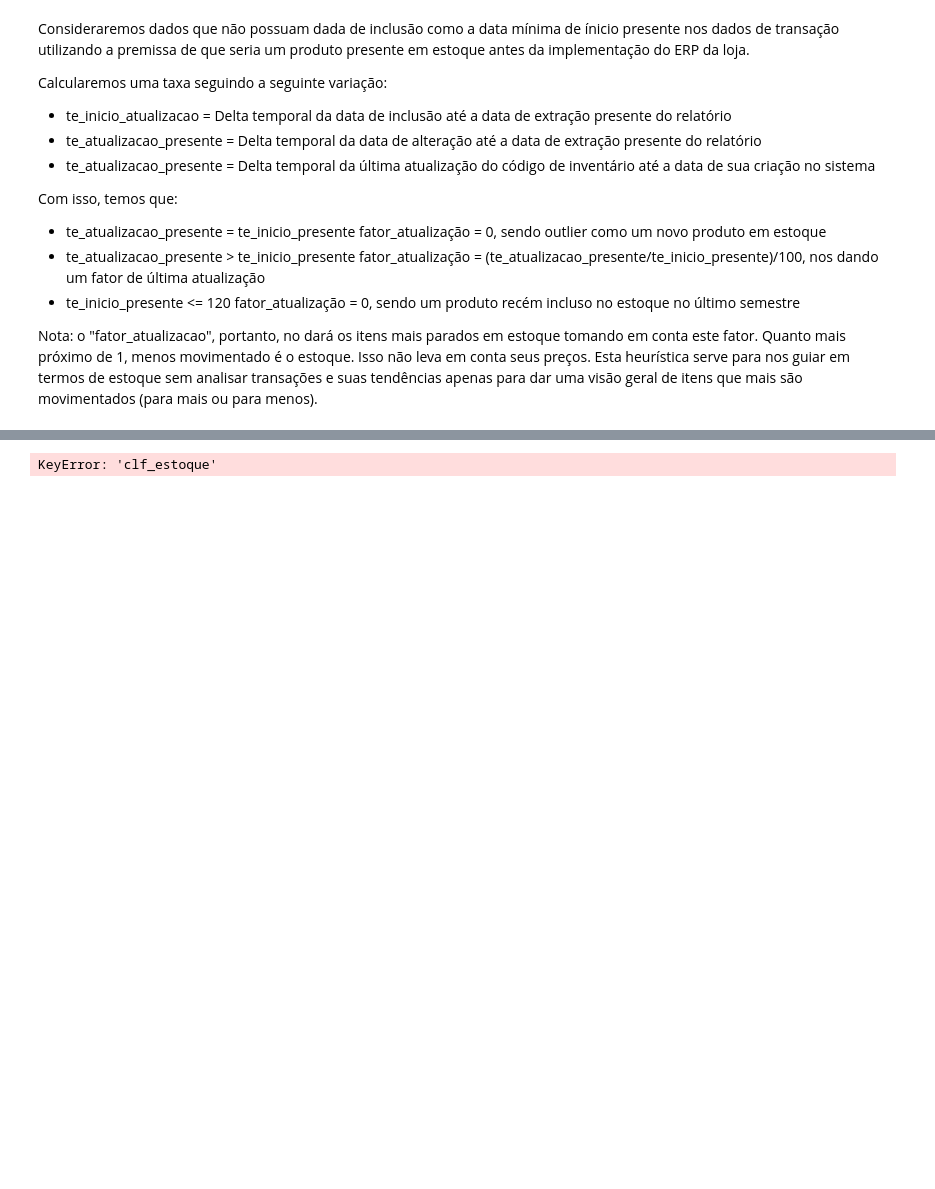
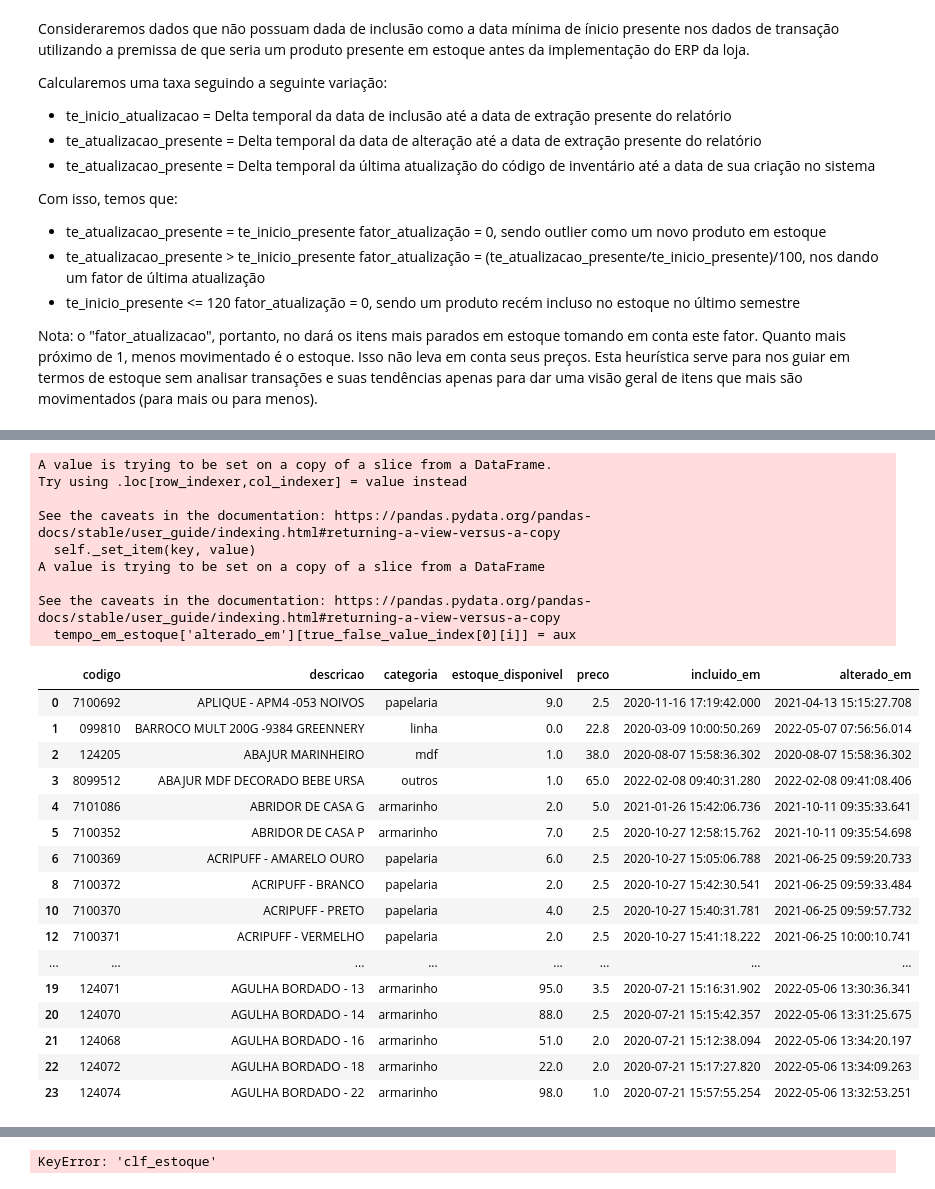
Before and after one commit to donbigode/Timeseries-prediction-model, a Jupyter notebook: Analysis/EDA.ipynb, the cells around one changed output, grey strips where cells are left out. Saved outputs shown, nothing was run; the diff lists cells and outputs as text; code cells hidden in the pictures; blank space fills up the shorter version.

```diff
--- a/Analysis/EDA.ipynb
+++ b/Analysis/EDA.ipynb
@@ -702 +544,52 @@ NaT
+# %%
+## ALTERADO VINICIUS
+tempo_em_estoque = dataframe_inventario_tratado[['codigo','descricao','categoria','estoque_disponivel','preco','incluido_em','alterado_em']]
+tempo_em_estoque['alterado_em'] = pd.to_datetime(tempo_em_estoque['alterado_em'])
+ ## Caso não tenha data de inclusão, usa a premissa já existia no estoque
+ ## Caso contrário, faz com as datas de inclusão e alteração
+
+tempo_em_estoque_np = tempo_em_estoque['alterado_em'].to_numpy()
+true_false_value_index = []
+true_false_value_nat = []
+
+for i in tempo_em_estoque_np:
+    if isnat(i) == True:
+        true_false_value_index.append(tempo_em_estoque['alterado_em'].index)
+    true_false_value_nat.append(isnat(i))
+
+
+
+for i in range(len(true_false_value_nat)):
+    if true_false_value_nat[i] == True:
+        aux = tempo_em_estoque['incluido_em'][true_false_value_index[0][i]]
+        tempo_em_estoque['alterado_em'][true_false_value_index[0][i]] = aux
+
+tempo_em_estoque.head(20)
+# %% [output]
+A value is trying to be set on a copy of a slice from a DataFrame.
+Try using .loc[row_indexer,col_indexer] = value instead
+
+See the caveats in the documentation: https://pandas.pydata.org/pandas-docs/stable/user_guide/indexing.html#returning-a-view-versus-a-copy
+  self._set_item(key, value)
+A value is trying to be set on a copy of a slice from a DataFrame
+
+See the caveats in the documentation: https://pandas.pydata.org/pandas-docs/stable/user_guide/indexing.html#returning-a-view-versus-a-copy
+  tempo_em_estoque['alterado_em'][true_false_value_index[0][i]] = aux
+|  | codigo | descricao | categoria | estoque_disponivel | preco | incluido_em | alterado_em |
+| 0 | 7100692 | APLIQUE - APM4 -053 NOIVOS | papelaria | 9.0 | 2.5 | 2020-11-16 17:19:42.000 | 2021-04-13 15:15:27.708 |
+| 1 | 099810 | BARROCO MULT 200G -9384 GREENNERY | linha | 0.0 | 22.8 | 2020-03-09 10:00:50.269 | 2022-05-07 07:56:56.014 |
+| 2 | 124205 | ABAJUR MARINHEIRO | mdf | 1.0 | 38.0 | 2020-08-07 15:58:36.302 | 2020-08-07 15:58:36.302 |
+| 3 | 8099512 | ABAJUR MDF DECORADO BEBE URSA | outros | 1.0 | 65.0 | 2022-02-08 09:40:31.280 | 2022-02-08 09:41:08.406 |
+| 4 | 7101086 | ABRIDOR DE CASA G | armarinho | 2.0 | 5.0 | 2021-01-26 15:42:06.736 | 2021-10-11 09:35:33.641 |
+| 5 | 7100352 | ABRIDOR DE CASA P | armarinho | 7.0 | 2.5 | 2020-10-27 12:58:15.762 | 2021-10-11 09:35:54.698 |
+| 6 | 7100369 | ACRIPUFF - AMARELO OURO | papelaria | 6.0 | 2.5 | 2020-10-27 15:05:06.788 | 2021-06-25 09:59:20.733 |
+| 8 | 7100372 | ACRIPUFF - BRANCO | papelaria | 2.0 | 2.5 | 2020-10-27 15:42:30.541 | 2021-06-25 09:59:33.484 |
+| 10 | 7100370 | ACRIPUFF - PRETO | papelaria | 4.0 | 2.5 | 2020-10-27 15:40:31.781 | 2021-06-25 09:59:57.732 |
+| 12 | 7100371 | ACRIPUFF - VERMELHO | papelaria | 2.0 | 2.5 | 2020-10-27 15:41:18.222 | 2021-06-25 10:00:10.741 |
+| ... | ... | ... | ... | ... | ... | ... | ... |
+| 19 | 124071 | AGULHA BORDADO - 13 | armarinho | 95.0 | 3.5 | 2020-07-21 15:16:31.902 | 2022-05-06 13:30:36.341 |
+| 20 | 124070 | AGULHA BORDADO - 14 | armarinho | 88.0 | 2.5 | 2020-07-21 15:15:42.357 | 2022-05-06 13:31:25.675 |
+| 21 | 124068 | AGULHA BORDADO - 16 | armarinho | 51.0 | 2.0 | 2020-07-21 15:12:38.094 | 2022-05-06 13:34:20.197 |
+| 22 | 124072 | AGULHA BORDADO - 18 | armarinho | 22.0 | 2.0 | 2020-07-21 15:17:27.820 | 2022-05-06 13:34:09.263 |
+| 23 | 124074 | AGULHA BORDADO - 22 | armarinho | 98.0 | 1.0 | 2020-07-21 15:57:55.254 | 2022-05-06 13:32:53.251 |
 # %%
```
Also changed, not shown: parts of 15 cells of this notebook, 1 other file.
